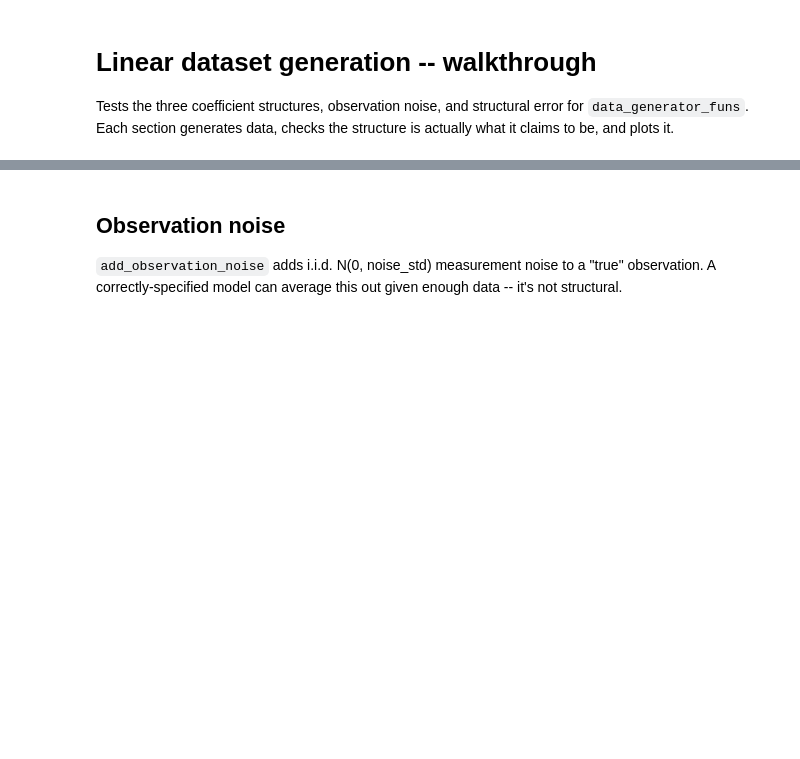
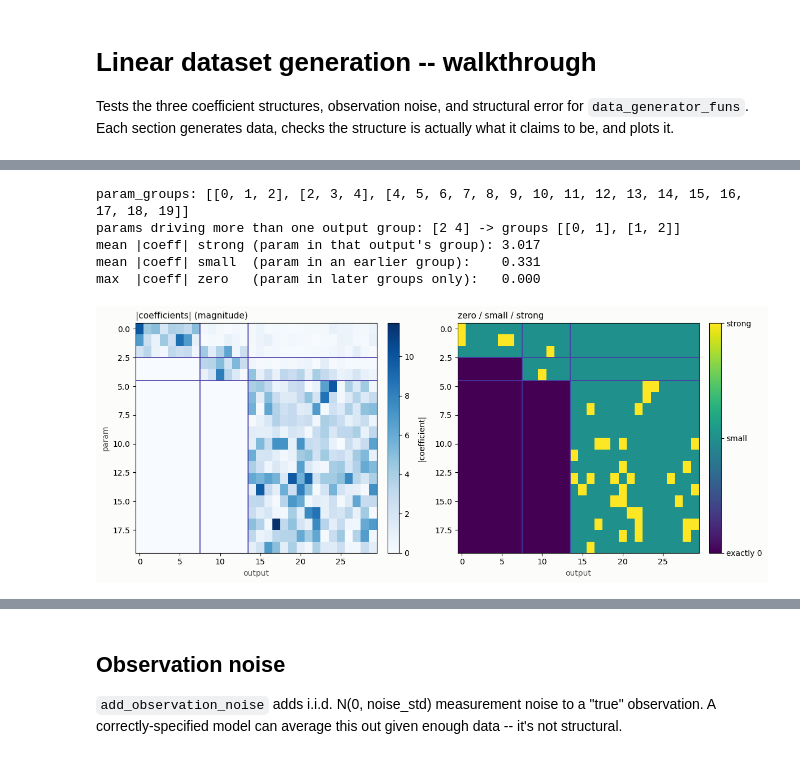
Before and after one commit to dxf424/practical-parameter-estimation-cliffnotes, a Jupyter notebook: notebooks/linear_dataset_walkthrough.ipynb, the cells around one changed output, grey strips where cells are left out. Saved outputs shown, nothing was run; the diff lists cells and outputs as text; code cells hidden in the pictures; blank space fills up the shorter version.

Commit message:
collect everything

```diff
--- a/notebooks/linear_dataset_walkthrough.ipynb
+++ b/notebooks/linear_dataset_walkthrough.ipynb
@@ -26,15 +25,0 @@ Baseline: every output depends on every input, coefficients ~ N(0, 1). No sparsi
-# %%
-ds_full = generate_linear_dataset(
-    n_samples=300, n_params=10, n_outputs=8, structure="full", seed=1,
-)
-C_full = ds_full["model_params"]["coefficients"]
-print("coefficients shape:", C_full.shape)
-print("fraction of nonzero entries:", (C_full != 0).mean())
-
-_ = plot_correlation(ds_full["X"], ds_full["Y"])
-_ = plot_data_overview(ds_full)
-
-summary_lines.append(
-    f"Structure 'full': {C_full.shape[0]}x{C_full.shape[1]} matrix, "
-    f"{(C_full != 0).mean():.0%} nonzero (fully dense, as expected)."
-)
@@ -131,0 +40,61 @@ max  |coeff| on lower-left (should be 0):    0.000
+# %%
+#overlap_groups = linear.sliding_param_groups(n_groups=3, group_size=4, stride=2)
+overlap_groups = [[0, 1, 2], [2, 3,4], [4, 5, 6, 7, 8, 9, 10, 11, 12, 13, 14, 15, 16, 17, 18, 19]]
+print("param_groups:", overlap_groups)
+output_path = "/glade/u/home/qingyuany/repos/cliffnotes/datasets/ds_Sep2_2026/"
+file_name = "linear_obserr_scale00"
+
+ds_ov = generate_linear_dataset(
+    n_samples=300, n_params=20, n_outputs=30, structure="block_triangular",
+    structure_kwargs=dict(
+        param_groups=overlap_groups,          # instead of param_group_sizes
+        output_group_sizes=[8, 6, 16],
+        sensitivity_scale=4.0,
+        background_scale=0.5,
+    ),
+    seed=1,
+)
+C_ov = ds_ov["model_params"]["coefficients"]
+mem = ds_ov["param_group_membership"]   # (n_params, n_groups) 0/1 -- the real group map
+og_ov = ds_ov["output_group_id"]
+
+save_dataset_folder(ds_ov, output_path , filename_base=file_name)
+
+
+
+shared = np.flatnonzero(mem.sum(axis=1) > 1)
+print("params driving more than one output group:", shared,
+      "-> groups", [list(np.flatnonzero(mem[i])) for i in shared])
+
+# Classify every coefficient with membership, NOT param_group_id: under overlap
+# a single group id per param can no longer tell strong from background.
+strong_mag, small_mag, zero_mag = [], [], []
+for i in range(mem.shape[0]):
+    for j in range(len(og_ov)):
+        h, val = og_ov[j], abs(C_ov[i, j])
+        if mem[i, h]:
+            strong_mag.append(val)
+        elif mem[i, :h].any():
+            small_mag.append(val)
+        else:
+            zero_mag.append(val)
+
+print(f"mean |coeff| strong (param in that output's group): {np.mean(strong_mag):.3f}")
+print(f"mean |coeff| small  (param in an earlier group):    {np.mean(small_mag):.3f}")
+print(f"max  |coeff| zero   (param in later groups only):   {np.max(zero_mag):.3f}")
+
+_ = plot_block_structure(ds_ov)
+
+summary_lines.append(
+    f"Structure 'block_triangular' with overlapping param groups {overlap_groups}: "
+    f"params {list(shared)} are strong on two output groups each; "
+    f"strong mean |coeff|={np.mean(strong_mag):.2f}, background mean={np.mean(small_mag):.2f}, "
+    f"lower-left max={np.max(zero_mag):.2f} (exactly zero)."
+)
+# %% [output]
+param_groups: [[0, 1, 2], [2, 3, 4], [4, 5, 6, 7, 8, 9, 10, 11, 12, 13, 14, 15, 16, 17, 18, 19]]
+params driving more than one output group: [2 4] -> groups [[0, 1], [1, 2]]
+mean |coeff| strong (param in that output's group): 3.017
+mean |coeff| small  (param in an earlier group):    0.331
+max  |coeff| zero   (param in later groups only):   0.000
+[figure, added]
```
Also changed, not shown: parts of 30 cells of this notebook, 4 other files.
